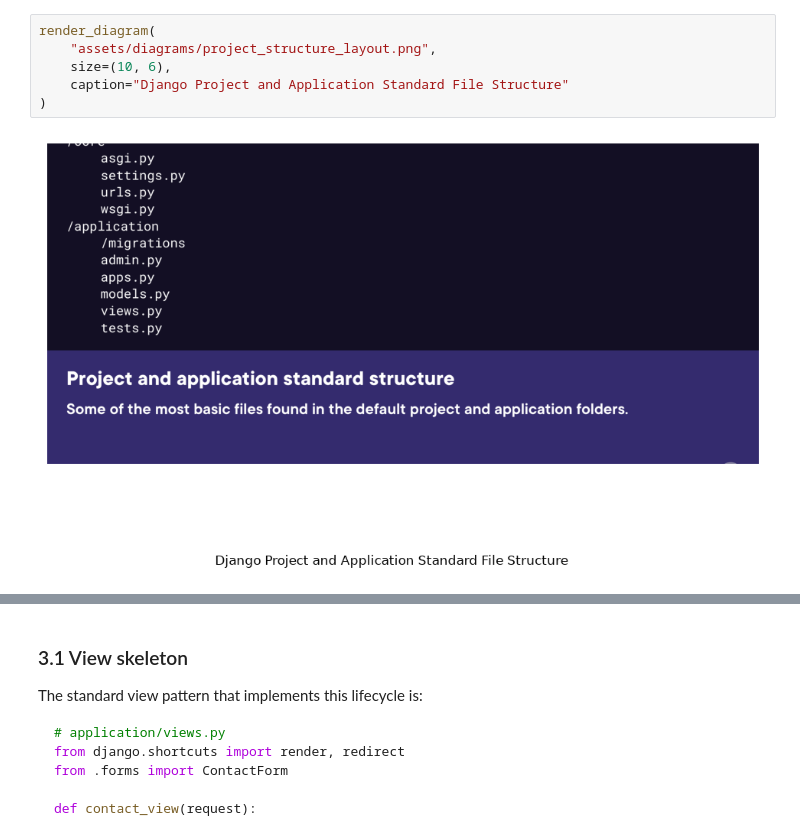
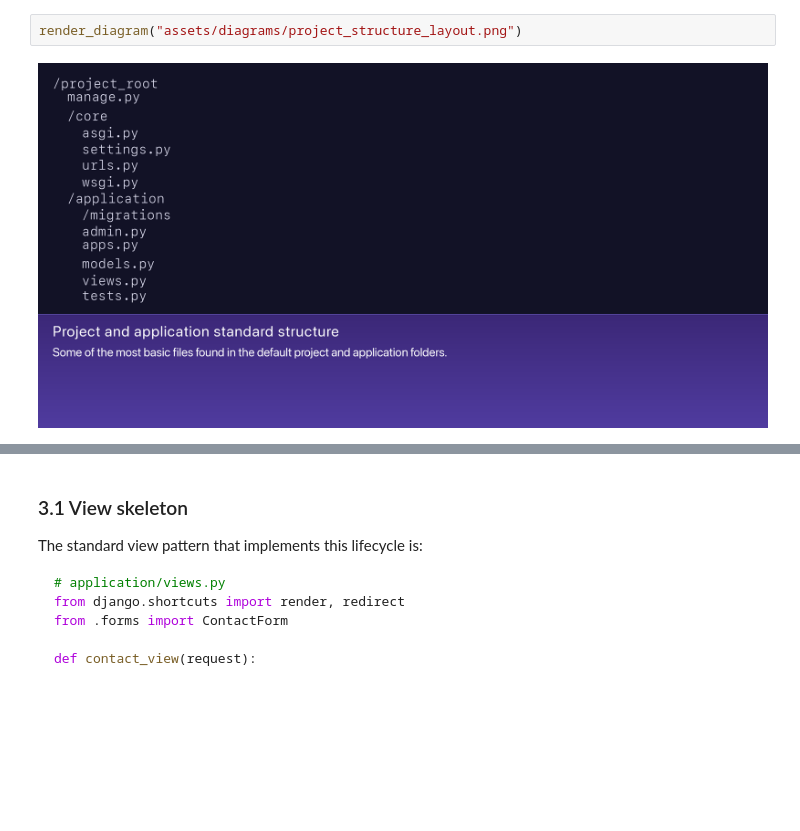
Before and after one commit to andy489/django, a Jupyter notebook: 06-django-forms-modelforms/django4-forms-and-modelforms.ipynb, the cells around one changed output, grey strips where cells are left out. Cells and saved outputs as stored; diff of their text form; blank space fills up the shorter version.

```diff
--- a/06-django-forms-modelforms/django4-forms-and-modelforms.ipynb
+++ b/06-django-forms-modelforms/django4-forms-and-modelforms.ipynb
@@ -143,13 +100,9 @@ Templates can live in `application/templates/` or a project-level `templates/` d
 | `application/views.py` | View functions or class-based views |
 | `application/templates/` | HTML templates rendered by views |
 # %%
-render_diagram(
-    "assets/diagrams/project_structure_layout.png",
-    size=(10, 6),
-    caption="Django Project and Application Standard File Structure"
-)
+render_diagram("assets/diagrams/project_structure_layout.png")
 # %% [output]
-[figure, old version]
+[figure, new version]
 # %% [markdown]
 ---
 ## 2. What Is a Django Form?
```
Also changed, not shown: parts of 21 cells of this notebook, 15 other files.
